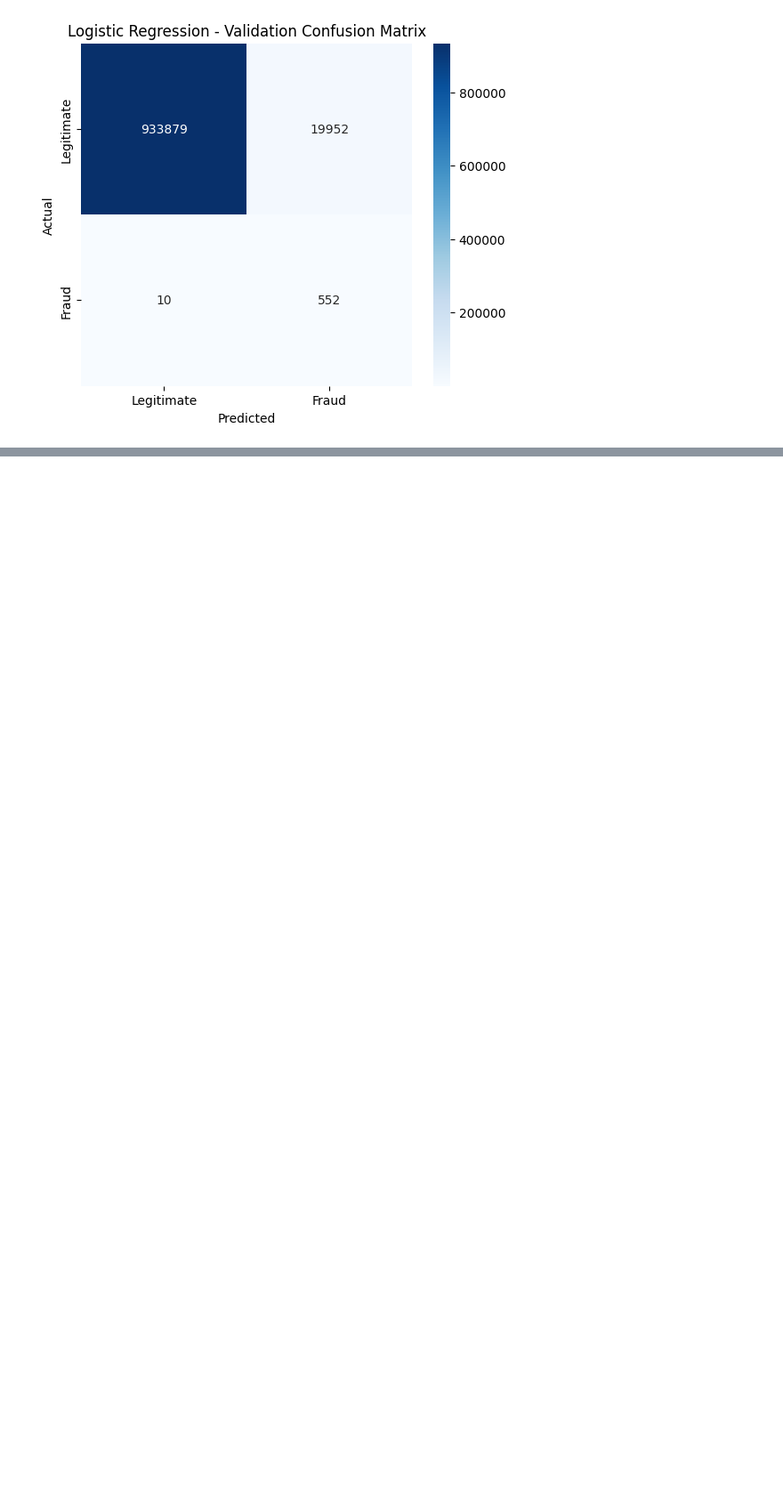
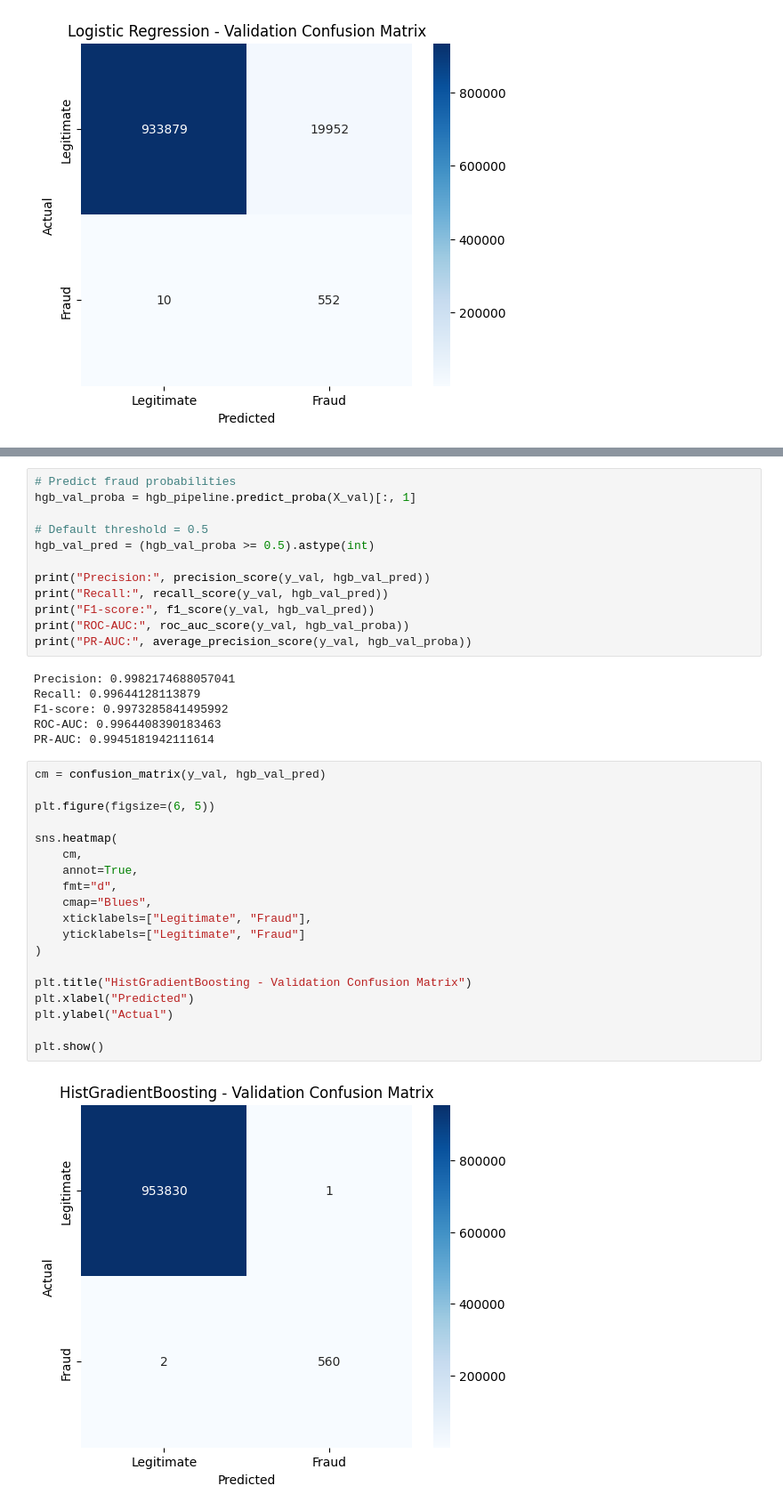
Before and after one commit to aniketkumar112sonu-ui/fraud-detection-risk-engine, a Jupyter notebook: notebook_03_fraud_detection_final.ipynb, the cells around one changed output, grey strips where cells are left out. Shown at 89% size. Saved outputs shown, nothing was run; the diff lists cells and outputs as text; blank space fills up the shorter version.

```diff
--- a/notebook_03_fraud_detection_final.ipynb
+++ b/notebook_03_fraud_detection_final.ipynb
@@ -301,0 +427,39 @@ plt.show()
+# %%
+# Predict fraud probabilities
+hgb_val_proba = hgb_pipeline.predict_proba(X_val)[:, 1]
+
+# Default threshold = 0.5
+hgb_val_pred = (hgb_val_proba >= 0.5).astype(int)
+
+print("Precision:", precision_score(y_val, hgb_val_pred))
+print("Recall:", recall_score(y_val, hgb_val_pred))
+print("F1-score:", f1_score(y_val, hgb_val_pred))
+print("ROC-AUC:", roc_auc_score(y_val, hgb_val_proba))
+print("PR-AUC:", average_precision_score(y_val, hgb_val_proba))
+# %% [output]
+Precision: 0.9982174688057041
+Recall: 0.99644128113879
+F1-score: 0.9973285841495992
+ROC-AUC: 0.9964408390183463
+PR-AUC: 0.9945181942111614
+# %%
+cm = confusion_matrix(y_val, hgb_val_pred)
+
+plt.figure(figsize=(6, 5))
+
+sns.heatmap(
+    cm,
+    annot=True,
+    fmt="d",
+    cmap="Blues",
+    xticklabels=["Legitimate", "Fraud"],
+    yticklabels=["Legitimate", "Fraud"]
+)
+
+plt.title("HistGradientBoosting - Validation Confusion Matrix")
+plt.xlabel("Predicted")
+plt.ylabel("Actual")
+
+plt.show()
+# %% [output]
+[figure, added]
```
Also changed, not shown: parts of 28 cells of this notebook.
